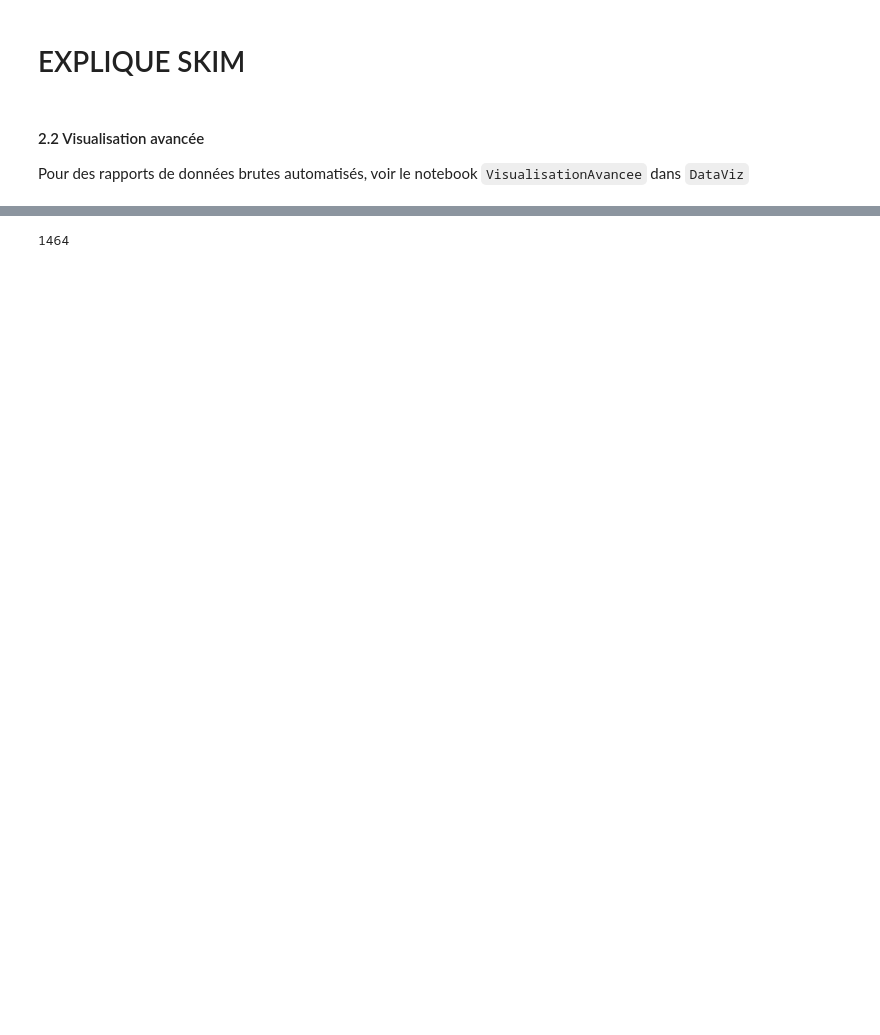
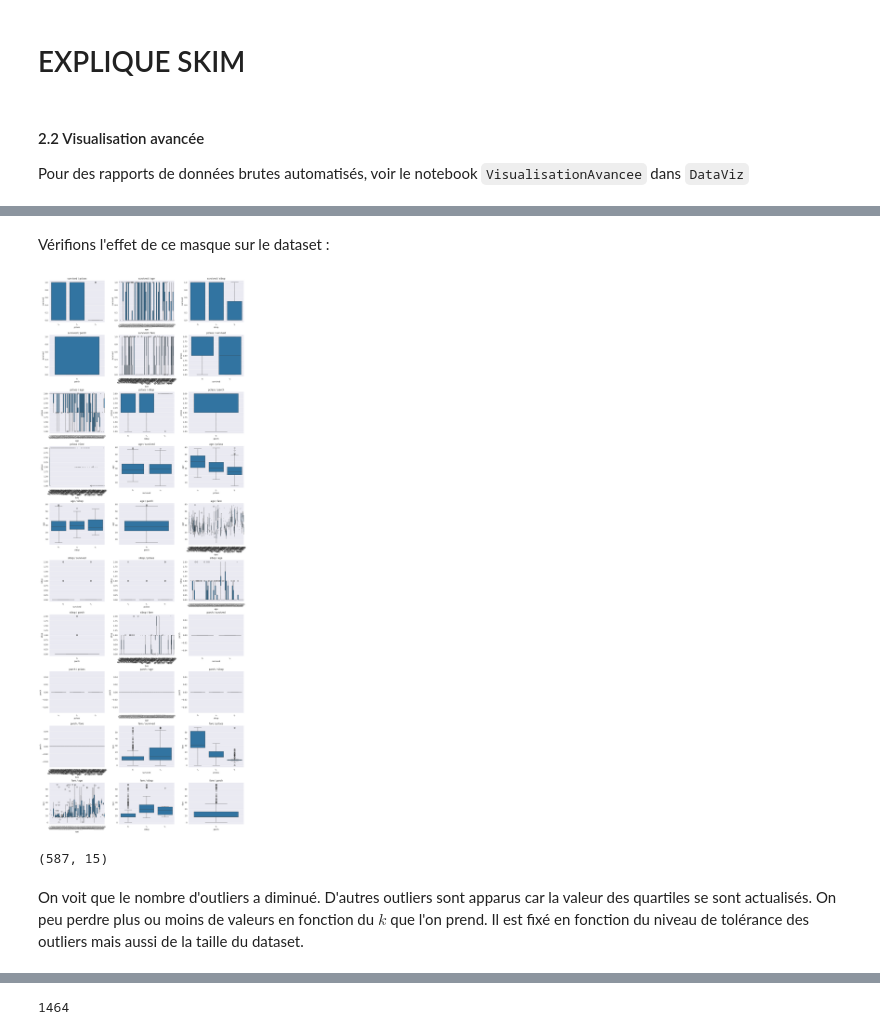
Before and after one commit to AleG57/DataScienceTutorials, a Jupyter notebook: PipelineDSmain.ipynb, the cells around one changed output, grey strips where cells are left out. Saved outputs shown, nothing was run; the diff lists cells and outputs as text; code cells hidden in the pictures; blank space fills up the shorter version.

```diff
--- a/PipelineDSmain.ipynb
+++ b/PipelineDSmain.ipynb
@@ -239 +298,52 @@ Pour des rapports de données brutes automatisés, voir le notebook `Visualisati
+# %%
+df_num = df.select_dtypes(include="number") # Garde les covariables numériques uniquement
+
+# Calcul des bornes
+Q1 = df_num.quantile(0.25)
+Q3 = df_num.quantile(0.75)
+IQR = Q3 - Q1
+
+k = 1.2 # Limite acceptable
+
+mask = ~((df_num < (Q1 - k*IQR)) | (df_num > (Q3 + k*IQR))).any(axis=1) # Masque booléen : True si la valeur n’est pas un outlier
+
+df = df[mask] # Application du masque
+# %% [markdown]
+Vérifions l'effet de ce masque sur le dataset :
+# %%
+var = df.select_dtypes(include="number").columns # Liste contenant les variables numériques uniquement
+var = list(itertools.permutations(var,2)) # Permutation des covariables tel que var1 != var2
+cols = 3
+rows = math.ceil(len(var) / cols)
+
+fig, axes = plt.subplots(
+    rows,
+    cols,
+    figsize = (5*cols, 4*rows),
+    constrained_layout=True
+)
+axes = axes.flatten()
+
+for i, (var1, var2) in enumerate(var): # Boites à moustache
+    sns.boxplot(
+        data = df,
+        x = var2,
+        y = var1,
+        ax=axes[i]
+    )
+    axes[i].set_title(f"{var1} / {var2}")
+    axes[i].tick_params(axis='x', rotation=45)
+
+for j in range(i + 1, len(axes)): # Retire les axes inutiles
+    fig.delaxes(axes[j])
+
+plt.show()
+# %% [output]
+[figure, added]
+# %%
+df.shape
+# %% [output]
+(587, 15)
+# %% [markdown]
+On voit que le nombre d'outliers a diminué. D'autres outliers sont apparus car la valeur des quartiles se sont actualisés. On peu perdre plus ou moins de valeurs en fonction du $k$ que l'on prend. Il est fixé en fonction du niveau de tolérance des outliers mais aussi de la taille du dataset.
 # %% [markdown]
```
Also changed, not shown: parts of 20 cells of this notebook, 9 other files.
